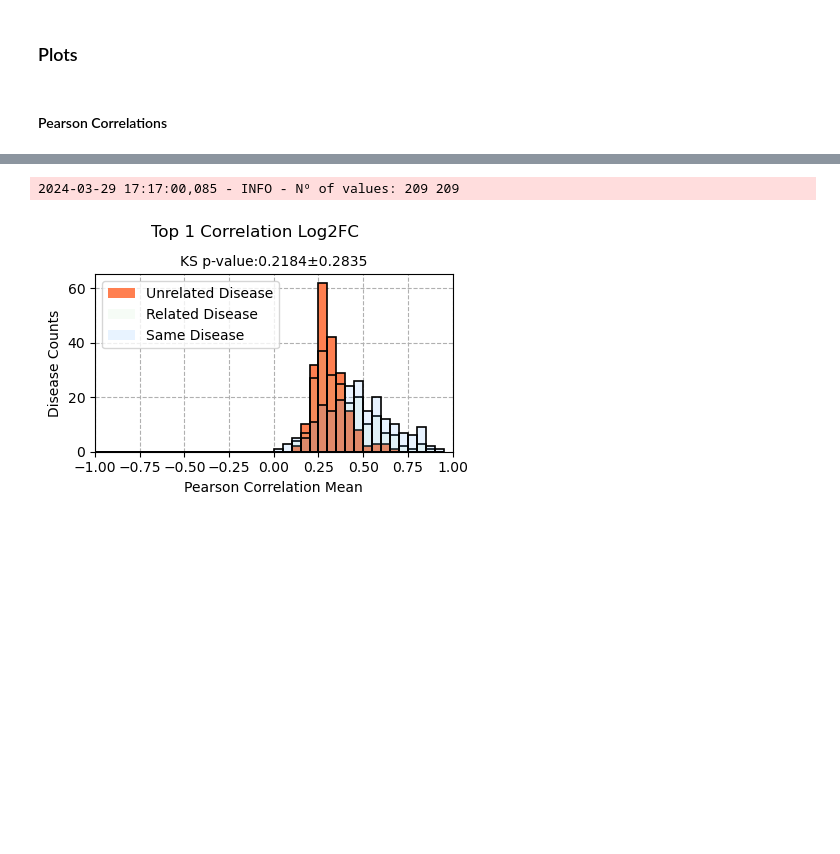
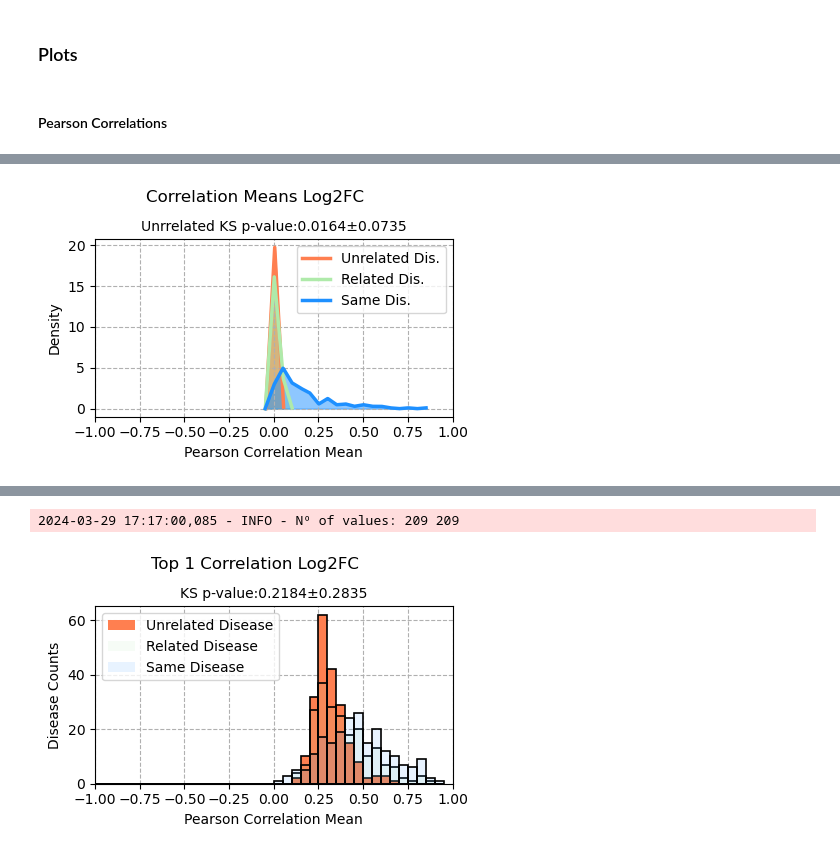
Before and after one commit to 00dylan00/Disease-Signatures, a Jupyter notebook: documentation/DiSignAtlas.Disease_Similarity_Benchmark.MeSH.ipynb, the cells around one changed output, grey strips where cells are left out. Saved outputs shown, nothing was run; the diff lists cells and outputs as text; code cells hidden in the pictures; blank space fills up the shorter version.

```diff
--- a/documentation/DiSignAtlas.Disease_Similarity_Benchmark.MeSH.ipynb
+++ b/documentation/DiSignAtlas.Disease_Similarity_Benchmark.MeSH.ipynb
@@ -2581 +2580,84 @@ plt.savefig(
 [figure]
+# %%
+# Plot Pearson Correlation
+
+# imports
+from scipy.stats import ks_2samp
+import matplotlib.pyplot as plt
+import numpy as np
+from scipy.stats import gaussian_kde
+from matplotlib.colors import LinearSegmentedColormap, to_rgba_array
+from scipy.interpolate import make_interp_spline
+
+# Correlation values mean with
+
+value_1 = [np.mean(i) for i in correlation_values_interest_all]
+value_2 = [np.mean(i) for i in correlation_values_related_all]
+value_3 = [np.mean(i) for i in correlation_values_unrrelated_all]
+logging.info(f"Nº of values: {len(value_1)} {len(value_2)}")
+
+
+colors = {0: "#FF7F50", 1: "#AFEAAA", 2: "#1E90FF"}
+fixed_bins = np.arange(-1, 1, 0.05)
+
+plt.figure(figsize=(4.5, 3))
+
+# Lists to store values for plotting
+values_list = [value_3, value_2, value_1]
+labels = ["Unrelated Dis.", "Related Dis.", "Same Dis."]
+
+data_min, data_max = min(min(value_1), min(value_2), min(value_3)), max(
+    max(value_1), max(value_2), max(value_3)
+)
+fixed_bins = np.linspace(data_min - 0.1, data_max + 0.1, 40)  # Adjust numbers as needed
+fixed_bins = np.arange(data_min - 0.1, data_max + 0.1, 0.05)
+
+
+for i, values in enumerate(values_list):
+    fixed_bins = np.arange(min(values) - 0.06, max(values) + 0.06, 0.05)
+    alpha = 0.5
+    if i == 0:
+        alpha = 1
+    # Calculate histogram
+    counts, bin_edges = np.histogram(values, bins=fixed_bins, density=True)
+    bin_centers = 0.5 * (bin_edges[1:] + bin_edges[:-1])
+
+    # Spline Interpolation for connecting midpoints
+    spline = make_interp_spline(bin_centers, counts, k=1)  # k=3 for cubic spline
+    fine_bin_centers = np.linspace(bin_centers.min(), bin_centers.max(), 300)
+    fine_counts = spline(fine_bin_centers)
+
+    # Plot interpolated line
+    plt.plot(
+        fine_bin_centers, fine_counts, color=colors[i], label=labels[i], linewidth=2.5
+    )
+    plt.fill_between(fine_bin_centers, fine_counts, alpha=alpha, color=colors[i])
+
+# Finalizing plot
+title_txt = f"Correlation Means {metric_evaluated} "
+title_txt = title_txt[:35] + "..." if len(title_txt) > 40 else title_txt
+plt.title(
+    "Unrrelated KS p-value:%.4f±%.4f"
+    % (ks_p_values_unrrelated_mean, ks_p_values_unrrelated_std),
+    fontsize=10,
+)
+plt.suptitle(title_txt, y=0.95)
+plt.legend()
+plt.xlabel("Pearson Correlation Mean")
+plt.xlim(-1, 1)
+plt.ylabel("Density")
+plt.grid(linestyle="--")
+plt.tight_layout()
+
+plt.savefig(
+    os.path.join(
+        "..",
+        "results",
+        "figures",
+        "DiSignAtlas",
+        f"pearson_correlation.mesh.{sparsity}.{metric_evaluated}.png",
+    ),
+    dpi=300,
+    bbox_inches="tight",
+)
+# %% [output]
@@ -2581,0 +2665 @@ plt.savefig(
+[figure, added]
```
Also changed, not shown: parts of 32 cells of this notebook, 3 other files.
